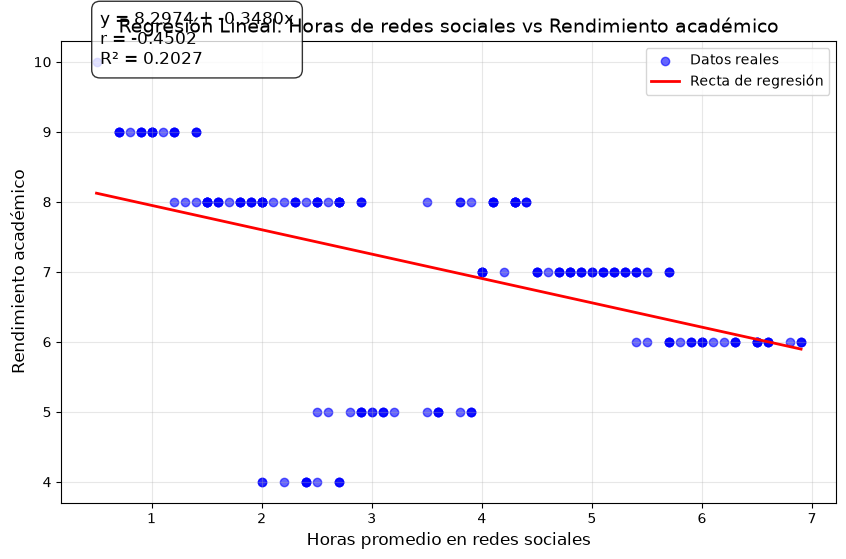
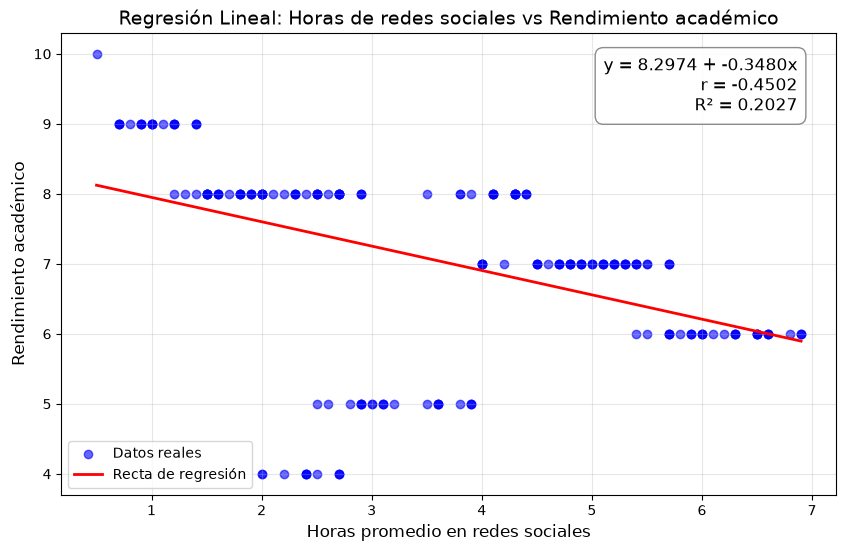
The notebook cell's code change between the first figure and the second:
--- before
+++ after
@@ -9,9 +9,10 @@
 plt.grid(True, alpha=0.3)
 plt.legend()
-plt.text(0.05, 0.95, 
+
+plt.text(0.95, 0.95, 
          f'y = {a:.4f} + {b:.4f}x\nr = {r:.4f}\nR² = {r2:.4f}', 
          transform=plt.gca().transAxes, 
          fontsize=12,
-         bbox=dict(boxstyle="round,pad=0.5", facecolor="white", alpha=0.8))
-
-plt.show()
+         verticalalignment='top',
+         horizontalalignment='right',
+         bbox=dict(boxstyle="round,pad=0.5", facecolor="white", edgecolor="gray", alpha=0.9))

Commit: Se añadieron algunas comentario en algunas celda para explicar que hace el codigo ademas se añadieron secciones que explica que estan realizando el codigo ahora mismo esto es unicamente para el archivo de quinta etapa